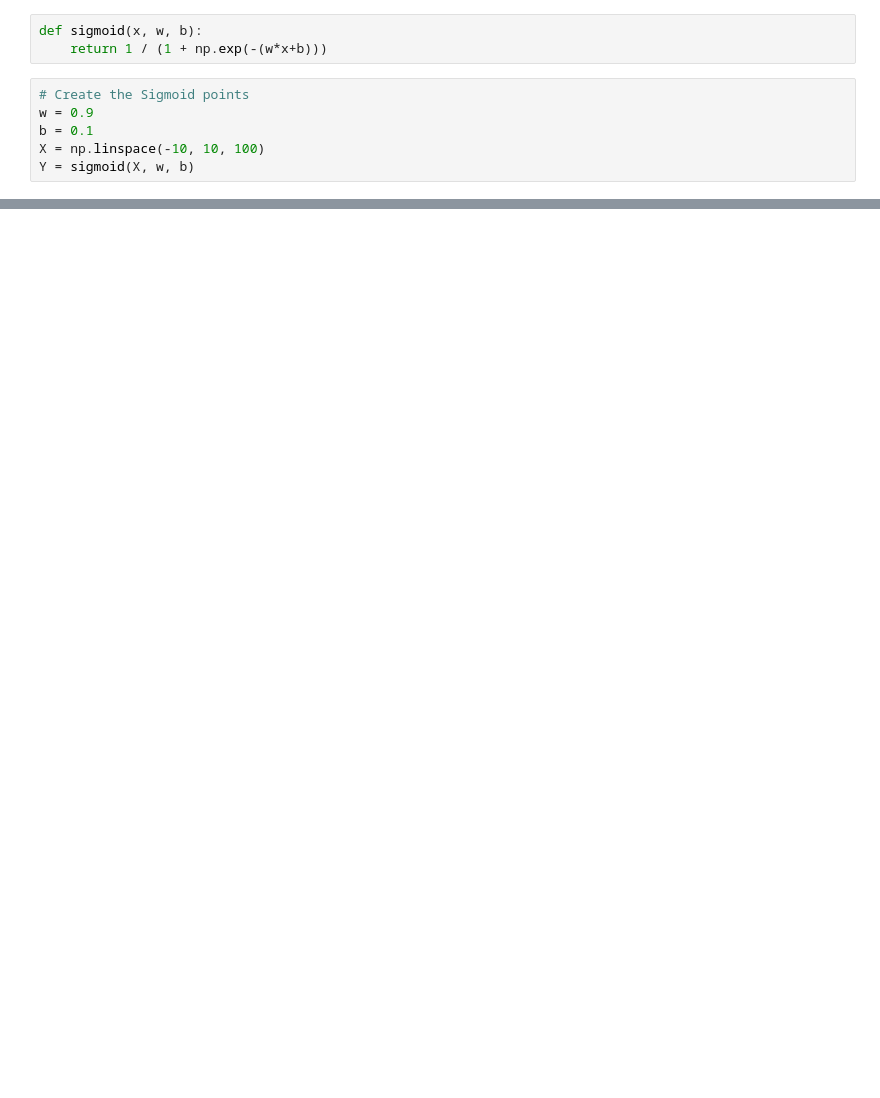
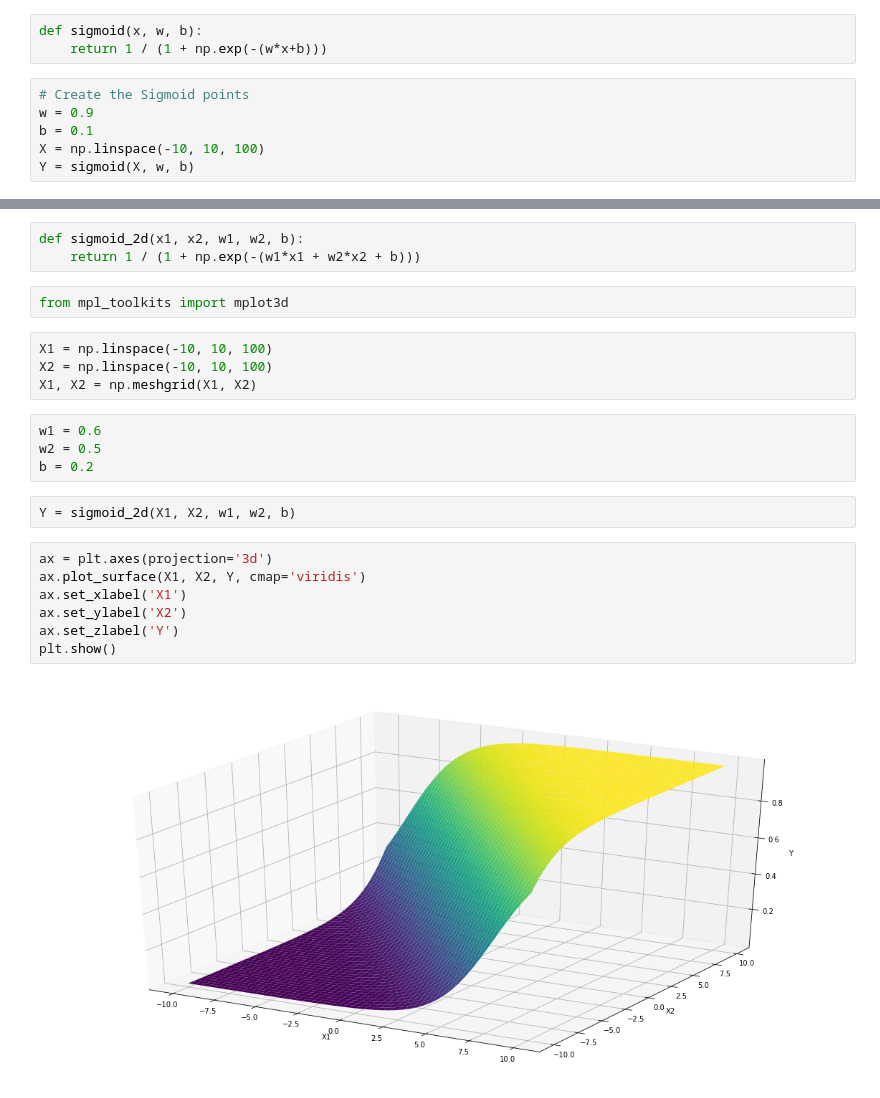
Before and after one commit to animikhaich/PadhAI-DL-Course, a Jupyter notebook: 03. Sigmoid Neuron + Gradient Descent.ipynb, the cells around one changed output, grey strips where cells are left out. Cells and saved outputs as stored; diff of their text form; blank space fills up the shorter version.

```diff
--- a/03. Sigmoid Neuron + Gradient Descent.ipynb
+++ b/03. Sigmoid Neuron + Gradient Descent.ipynb
@@ -48,0 +54,24 @@ plt.show()
+# %%
+def sigmoid_2d(x1, x2, w1, w2, b):
+    return 1 / (1 + np.exp(-(w1*x1 + w2*x2 + b)))
+# %%
+from mpl_toolkits import mplot3d
+# %%
+X1 = np.linspace(-10, 10, 100)
+X2 = np.linspace(-10, 10, 100)
+X1, X2 = np.meshgrid(X1, X2)
+# %%
+w1 = 0.6
+w2 = 0.5
+b = 0.2
+# %%
+Y = sigmoid_2d(X1, X2, w1, w2, b)
+# %%
+ax = plt.axes(projection='3d')
+ax.plot_surface(X1, X2, Y, cmap='viridis')
+ax.set_xlabel('X1')
+ax.set_ylabel('X2')
+ax.set_zlabel('Y')
+plt.show()
+# %% [output]
+[figure, added]
```
Also changed, not shown: parts of 6 cells of this notebook.
